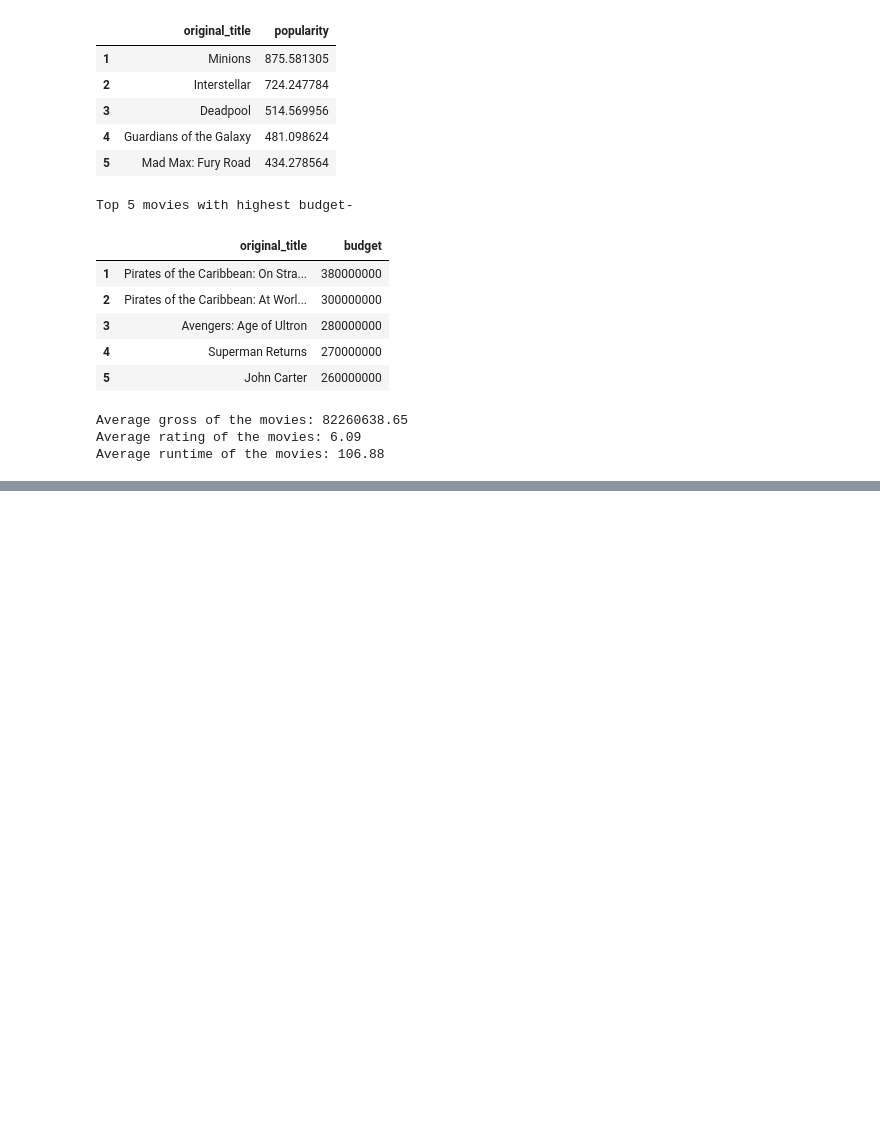
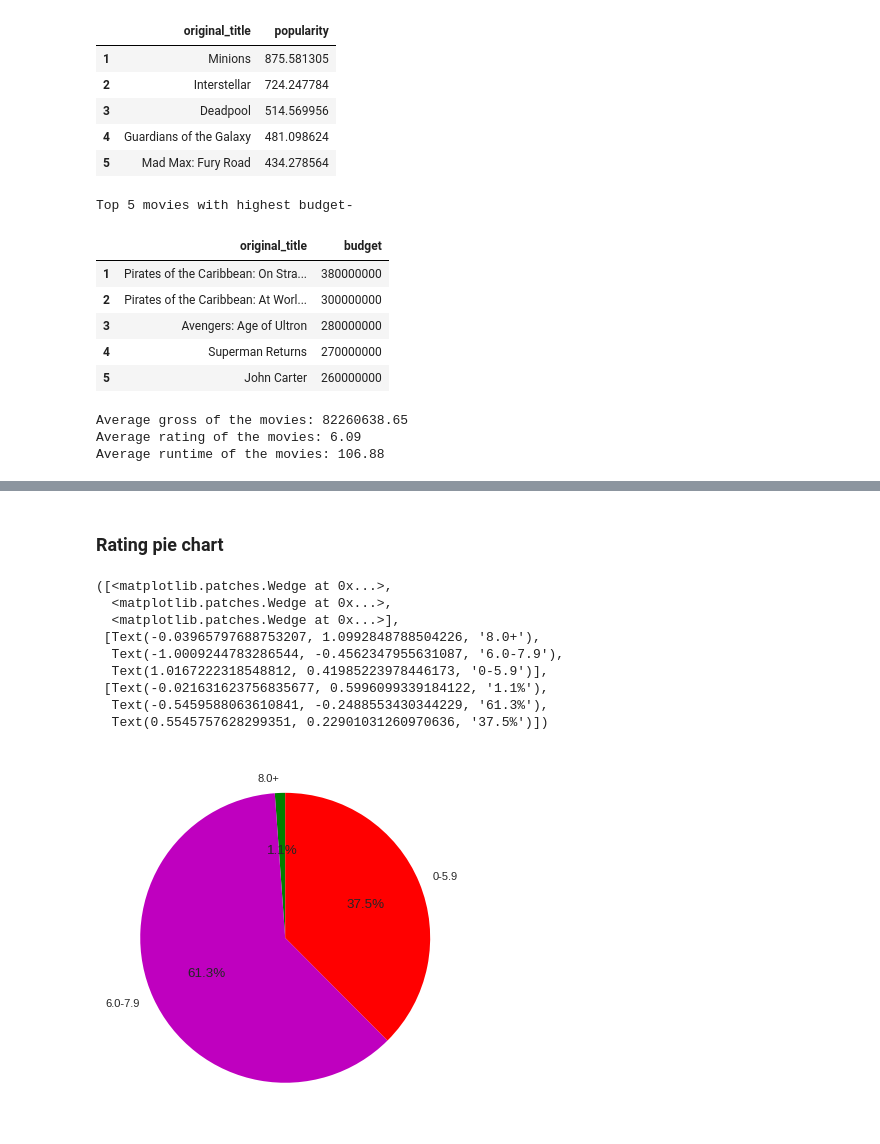
Before and after one commit to arghac14/tmdb-DataAnalysis, a Jupyter notebook: tmdbDataAnalysis.ipynb, the cells around one changed output, grey strips where cells are left out. Drawn from its saved outputs; the diff is of its cells as text; code cells hidden in the pictures; blank space fills up the shorter version.

```diff
--- a/tmdbDataAnalysis.ipynb
+++ b/tmdbDataAnalysis.ipynb
@@ -74,0 +99,26 @@ Average runtime of the movies: 106.88
+# %% [markdown]
+### Rating pie chart
+# %%
+from matplotlib.pyplot import figure
+figure(num=None, figsize=(36, 6), dpi=80, facecolor='w', edgecolor='k')
+
+x=df['vote_average'][df['vote_average']>8.0]
+y=df['vote_average'][df['vote_average']<8.0][df['vote_average']>6.0]
+z=df['vote_average'][df['vote_average']<5.9]
+
+slices=[len(x),len(y),len(z)]
+activities=['8.0+','6.0-7.9','0-5.9']
+colors=['g','m','r']
+
+plt.pie(slices,labels=activities,colors=colors,startangle=90,shadow=False,explode=(0,0.0,0),autopct='%1.1f%%')
+# %% [output]
+([<matplotlib.patches.Wedge at 0x...>,
+  <matplotlib.patches.Wedge at 0x...>,
+  <matplotlib.patches.Wedge at 0x...>],
+ [Text(-0.03965797688753207, 1.0992848788504226, '8.0+'),
+  Text(-1.0009244783286544, -0.4562347955631087, '6.0-7.9'),
+  Text(1.0167222318548812, 0.41985223978446173, '0-5.9')],
+ [Text(-0.021631623756835677, 0.5996099339184122, '1.1%'),
+  Text(-0.5459588063610841, -0.2488553430344229, '61.3%'),
+  Text(0.5545757628299351, 0.22901031260970636, '37.5%')])
+[figure, added]
```
Also changed, not shown: parts of 7 cells of this notebook.
